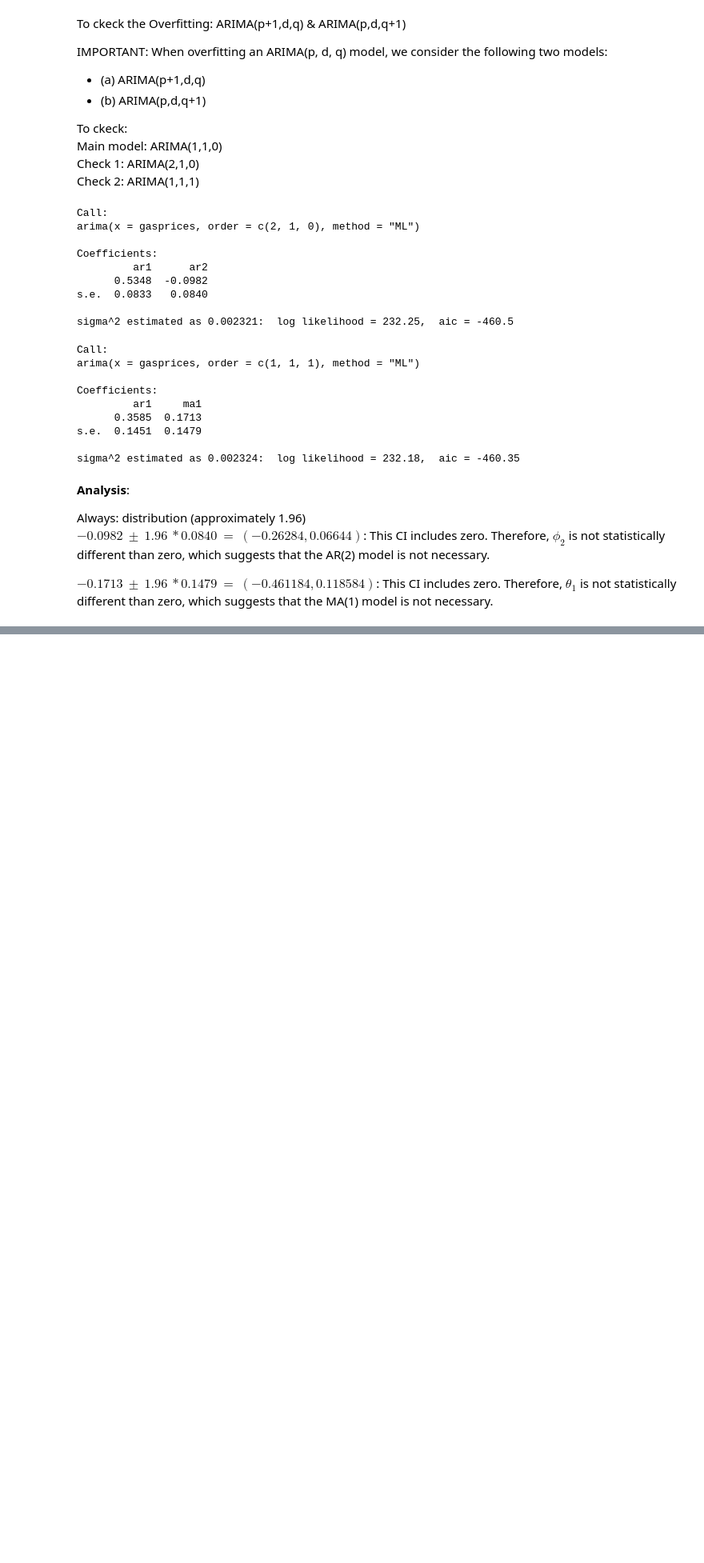
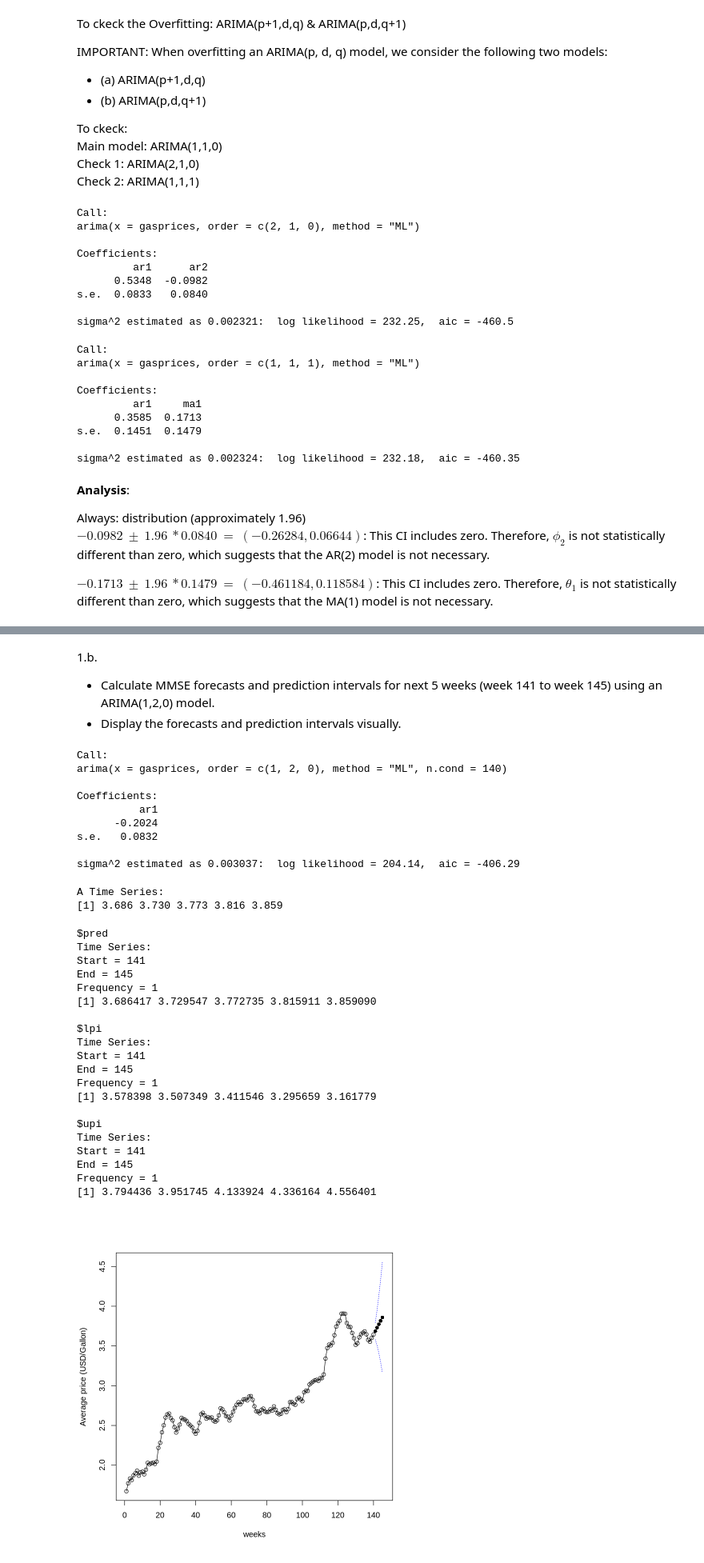
Before and after one commit to Max-Ghadri/Time-Series-Analysis, a Jupyter notebook: 0. Time Series Analysis _ using R on Colab.ipynb, the cells around one changed output, grey strips where cells are left out. Shown at 80% size. Cells and saved outputs as stored; diff of their text form; code cells hidden in the pictures; blank space fills up the shorter version.

```diff
--- a/0. Time Series Analysis _ using R on Colab.ipynb
+++ b/0. Time Series Analysis _ using R on Colab.ipynb
@@ -1163,0 +1215,59 @@ statistically different than zero, which suggests that the MA(1) model is not ne
+# %% [markdown]
+1.b.
+- Calculate MMSE forecasts and prediction intervals for next 5 weeks (week 141 to week 145) using an ARIMA(1,2,0) model.
+- Display the forecasts and prediction intervals visually.
+# %%
+##  ARIMA(1,2,0) model
+gasprices.arima120.fit = arima(gasprices,order=c(1,2,0), method='ML', n=140)
+gasprices.arima120.fit
+
+# Prediction and standard error
+gasprices.arima120.fit.predict = predict(gasprices.arima120.fit, n.ahead=5)
+round(gasprices.arima120.fit.predict$pred, 3)
+
+# Original series starts at week = 1
+# Note: Argument n1=1 starts plot at 1
+# Note: Argument pch=16 produces a small black circle (for MMSE forecasts)
+plot(gasprices.arima120.fit, n.ahead=5, col='blue', type='b', pch=16, n1=1,
+     ylab="Average price (USD/Gallon)",
+     xlab="weeks")
+
+# show the prediction intervals visually
+result.arima.120 <- plot(gasprices.arima120.fit, n.ahead=5, col='blue', type='b', pch=16, n1=1,
+                         ylab="average price (US dollars per gallon)",
+                         xlab="weeks",
+                         Plot = FALSE)
+result.arima.120
+# %% [output]
+Call:
+arima(x = gasprices, order = c(1, 2, 0), method = "ML", n.cond = 140)
+
+Coefficients:
+          ar1
+      -0.2024
+s.e.   0.0832
+
+sigma^2 estimated as 0.003037:  log likelihood = 204.14,  aic = -406.29
+A Time Series:
+[1] 3.686 3.730 3.773 3.816 3.859
+$pred
+Time Series:
+Start = 141
+End = 145
+Frequency = 1
+[1] 3.686417 3.729547 3.772735 3.815911 3.859090
+
+$lpi
+Time Series:
+Start = 141
+End = 145
+Frequency = 1
+[1] 3.578398 3.507349 3.411546 3.295659 3.161779
+
+$upi
+Time Series:
+Start = 141
+End = 145
+Frequency = 1
+[1] 3.794436 3.951745 4.133924 4.336164 4.556401
+[figure, added]
```
Also changed, not shown: parts of 9 cells of this notebook.
